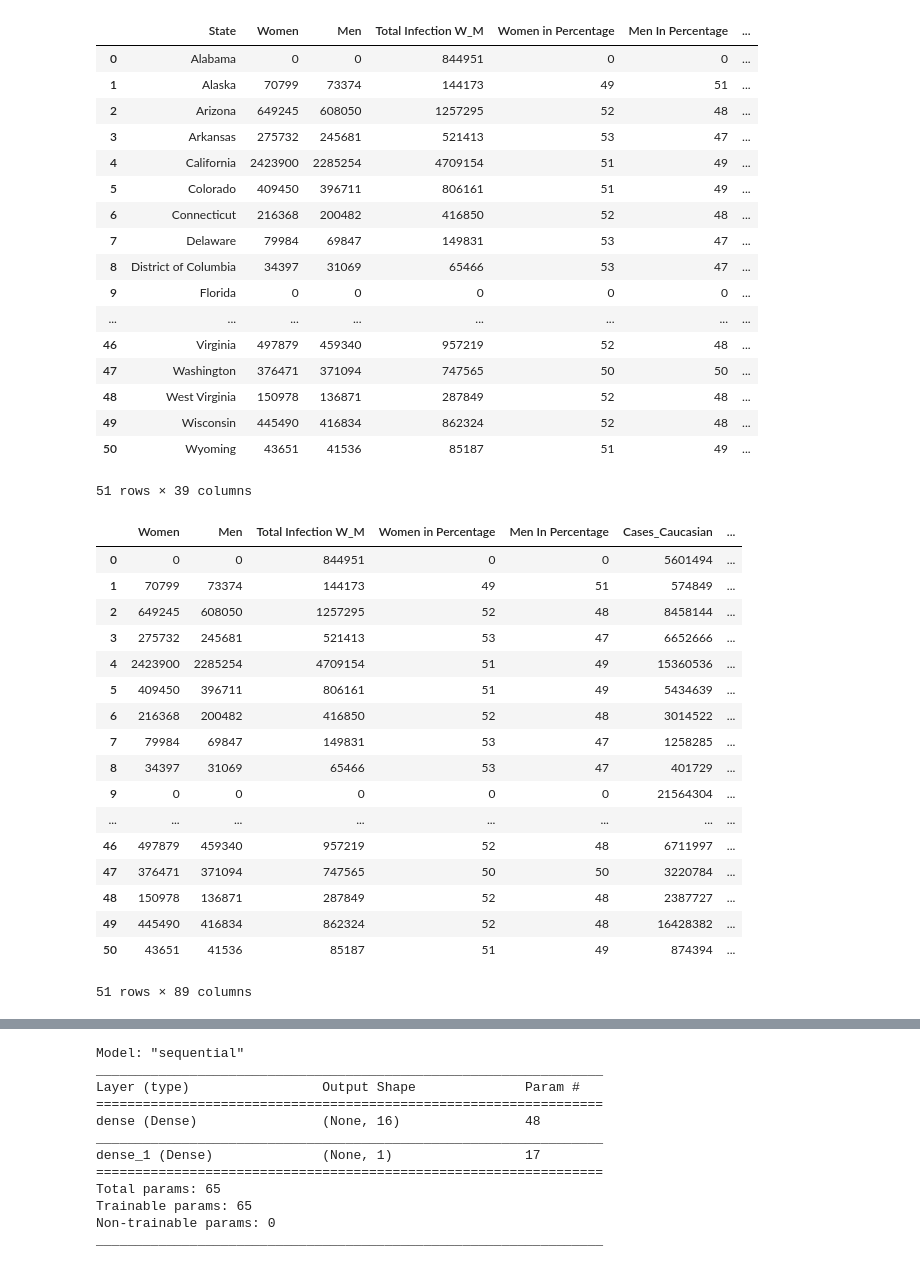
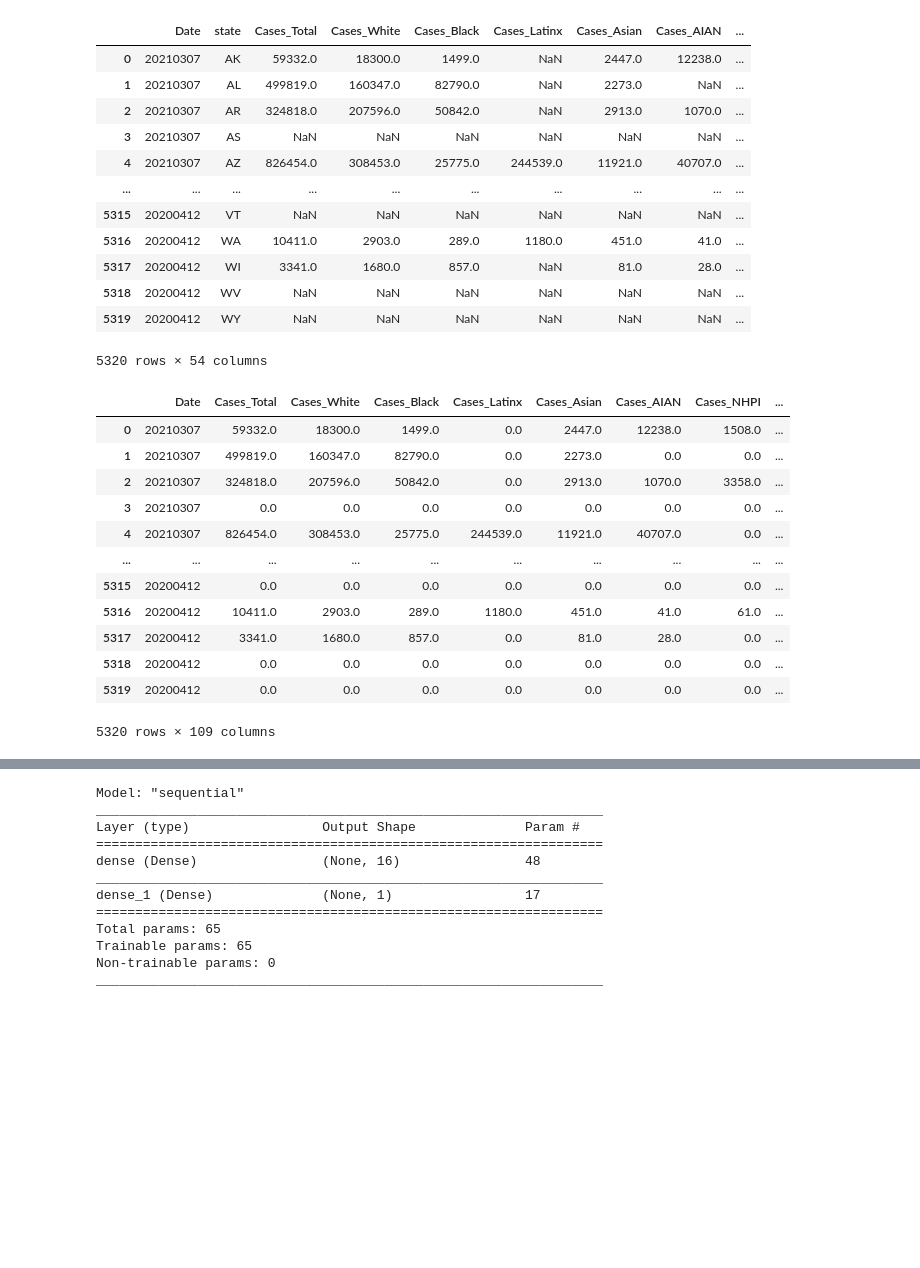
Before and after one commit to antirose/CovidInfectionAnalysis, a Jupyter notebook: machine learning model/machine_learning.ipynb, the cells around one changed output, grey strips where cells are left out. Drawn from its saved outputs; the diff is of its cells as text; code cells hidden in the pictures; blank space fills up the shorter version.

```diff
--- a/machine learning model/machine_learning.ipynb
+++ b/machine learning model/machine_learning.ipynb
@@ -18,7 +18,7 @@ import sklearn as skl
 import tensorflow as tf
 # %%
 # Read Dataset/load dataset
-covidanalysis_to_load = "./CovidFinalClean.csv"
+covidanalysis_to_load = "./Race_and_Ethnicity.csv"
 # %%
 covidanalysis_data_df = pd.read_csv(covidanalysis_to_load)
 # %%
@@ -137,46 +138,36 @@ covidanalysis_data_df = covidanalysis_data_df.dropna(axis='columns', how='all')
 # %%
 covidanalysis_data_df
 # %% [output]
-|  | State | Women | Men | Total Infection W_M | Women in Percentage | Men In Percentage | ... |
-| 0 | Alabama | 0 | 0 | 844951 | 0 | 0 | ... |
-| 1 | Alaska | 70799 | 73374 | 144173 | 49 | 51 | ... |
-| 2 | Arizona | 649245 | 608050 | 1257295 | 52 | 48 | ... |
-| 3 | Arkansas | 275732 | 245681 | 521413 | 53 | 47 | ... |
-| 4 | California | 2423900 | 2285254 | 4709154 | 51 | 49 | ... |
-| 5 | Colorado | 409450 | 396711 | 806161 | 51 | 49 | ... |
-| 6 | Connecticut | 216368 | 200482 | 416850 | 52 | 48 | ... |
-| 7 | Delaware | 79984 | 69847 | 149831 | 53 | 47 | ... |
-| 8 | District of Columbia | 34397 | 31069 | 65466 | 53 | 47 | ... |
-| 9 | Florida | 0 | 0 | 0 | 0 | 0 | ... |
-| ... | ... | ... | ... | ... | ... | ... | ... |
-| 46 | Virginia | 497879 | 459340 | 957219 | 52 | 48 | ... |
-| 47 | Washington | 376471 | 371094 | 747565 | 50 | 50 | ... |
-| 48 | West Virginia | 150978 | 136871 | 287849 | 52 | 48 | ... |
-| 49 | Wisconsin | 445490 | 416834 | 862324 | 52 | 48 | ... |
-| 50 | Wyoming | 43651 | 41536 | 85187 | 51 | 49 | ... |
+|  | Date | state | Cases_Total | Cases_White | Cases_Black | Cases_Latinx | Cases_Asian | Cases_AIAN | ... |
+| 0 | 20210307 | AK | 59332.0 | 18300.0 | 1499.0 | NaN | 2447.0 | 12238.0 | ... |
+| 1 | 20210307 | AL | 499819.0 | 160347.0 | 82790.0 | NaN | 2273.0 | NaN | ... |
+| 2 | 20210307 | AR | 324818.0 | 207596.0 | 50842.0 | NaN | 2913.0 | 1070.0 | ... |
+| 3 | 20210307 | AS | NaN | NaN | NaN | NaN | NaN | NaN | ... |
+| 4 | 20210307 | AZ | 826454.0 | 308453.0 | 25775.0 | 244539.0 | 11921.0 | 40707.0 | ... |
+| ... | ... | ... | ... | ... | ... | ... | ... | ... | ... |
+| 5315 | 20200412 | VT | NaN | NaN | NaN | NaN | NaN | NaN | ... |
+| 5316 | 20200412 | WA | 10411.0 | 2903.0 | 289.0 | 1180.0 | 451.0 | 41.0 | ... |
+| 5317 | 20200412 | WI | 3341.0 | 1680.0 | 857.0 | NaN | 81.0 | 28.0 | ... |
+| 5318 | 20200412 | WV | NaN | NaN | NaN | NaN | NaN | NaN | ... |
+| 5319 | 20200412 | WY | NaN | NaN | NaN | NaN | NaN | NaN | ... |
-51 rows × 39 columns
+5320 rows × 54 columns
 # %%
-covidanalysis_encoded = pd.get_dummies(covidanalysis_df, columns=["State"])
+covidanalysis_encoded = pd.get_dummies(covidanalysis_df, columns=["state"])
 covidanalysis_encoded
 # %% [output]
-|  | Women | Men | Total Infection W_M | Women in Percentage | Men In Percentage | Cases_Caucasian | ... |
-| 0 | 0 | 0 | 844951 | 0 | 0 | 5601494 | ... |
-| 1 | 70799 | 73374 | 144173 | 49 | 51 | 574849 | ... |
-| 2 | 649245 | 608050 | 1257295 | 52 | 48 | 8458144 | ... |
-| 3 | 275732 | 245681 | 521413 | 53 | 47 | 6652666 | ... |
-| 4 | 2423900 | 2285254 | 4709154 | 51 | 49 | 15360536 | ... |
-| 5 | 409450 | 396711 | 806161 | 51 | 49 | 5434639 | ... |
-| 6 | 216368 | 200482 | 416850 | 52 | 48 | 3014522 | ... |
-| 7 | 79984 | 69847 | 149831 | 53 | 47 | 1258285 | ... |
-| 8 | 34397 | 31069 | 65466 | 53 | 47 | 401729 | ... |
-| 9 | 0 | 0 | 0 | 0 | 0 | 21564304 | ... |
-| ... | ... | ... | ... | ... | ... | ... | ... |
-| 46 | 497879 | 459340 | 957219 | 52 | 48 | 6711997 | ... |
-| 47 | 376471 | 371094 | 747565 | 50 | 50 | 3220784 | ... |
-| 48 | 150978 | 136871 | 287849 | 52 | 48 | 2387727 | ... |
-| 49 | 445490 | 416834 | 862324 | 52 | 48 | 16428382 | ... |
-| 50 | 43651 | 41536 | 85187 | 51 | 49 | 874394 | ... |
+|  | Date | Cases_Total | Cases_White | Cases_Black | Cases_Latinx | Cases_Asian | Cases_AIAN | Cases_NHPI | ... |
+| 0 | 20210307 | 59332.0 | 18300.0 | 1499.0 | 0.0 | 2447.0 | 12238.0 | 1508.0 | ... |
+| 1 | 20210307 | 499819.0 | 160347.0 | 82790.0 | 0.0 | 2273.0 | 0.0 | 0.0 | ... |
+| 2 | 20210307 | 324818.0 | 207596.0 | 50842.0 | 0.0 | 2913.0 | 1070.0 | 3358.0 | ... |
+| 3 | 20210307 | 0.0 | 0.0 | 0.0 | 0.0 | 0.0 | 0.0 | 0.0 | ... |
+| 4 | 20210307 | 826454.0 | 308453.0 | 25775.0 | 244539.0 | 11921.0 | 40707.0 | 0.0 | ... |
+| ... | ... | ... | ... | ... | ... | ... | ... | ... | ... |
+| 5315 | 20200412 | 0.0 | 0.0 | 0.0 | 0.0 | 0.0 | 0.0 | 0.0 | ... |
+| 5316 | 20200412 | 10411.0 | 2903.0 | 289.0 | 1180.0 | 451.0 | 41.0 | 61.0 | ... |
+| 5317 | 20200412 | 3341.0 | 1680.0 | 857.0 | 0.0 | 81.0 | 28.0 | 0.0 | ... |
+| 5318 | 20200412 | 0.0 | 0.0 | 0.0 | 0.0 | 0.0 | 0.0 | 0.0 | ... |
+| 5319 | 20200412 | 0.0 | 0.0 | 0.0 | 0.0 | 0.0 | 0.0 | 0.0 | ... |
-51 rows × 89 columns
+5320 rows × 109 columns
 # %%
 covidanalysis_encoded.dtypes
 # %% [output]
```
Also changed, not shown: parts of 45 cells of this notebook, 5 other files.
